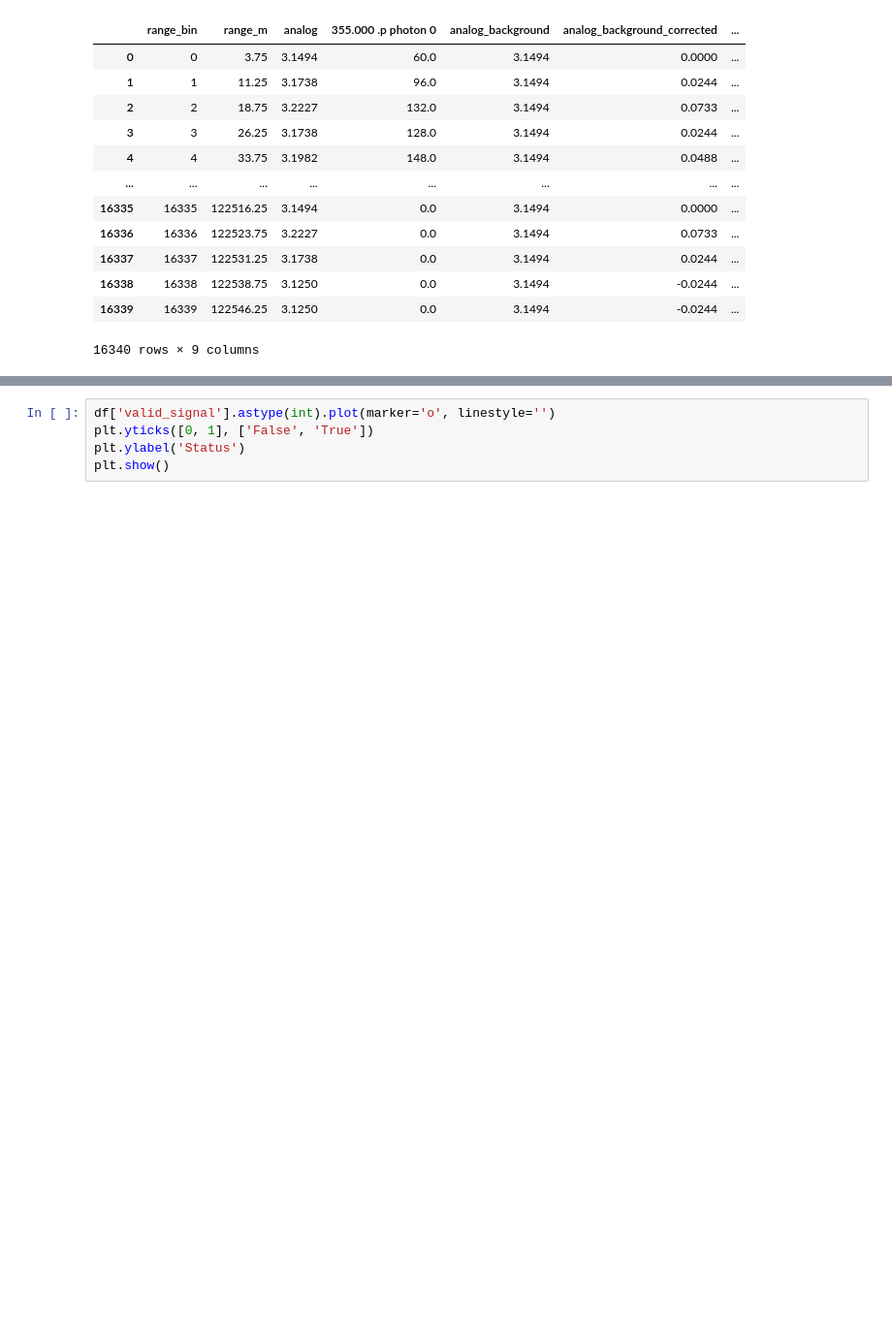
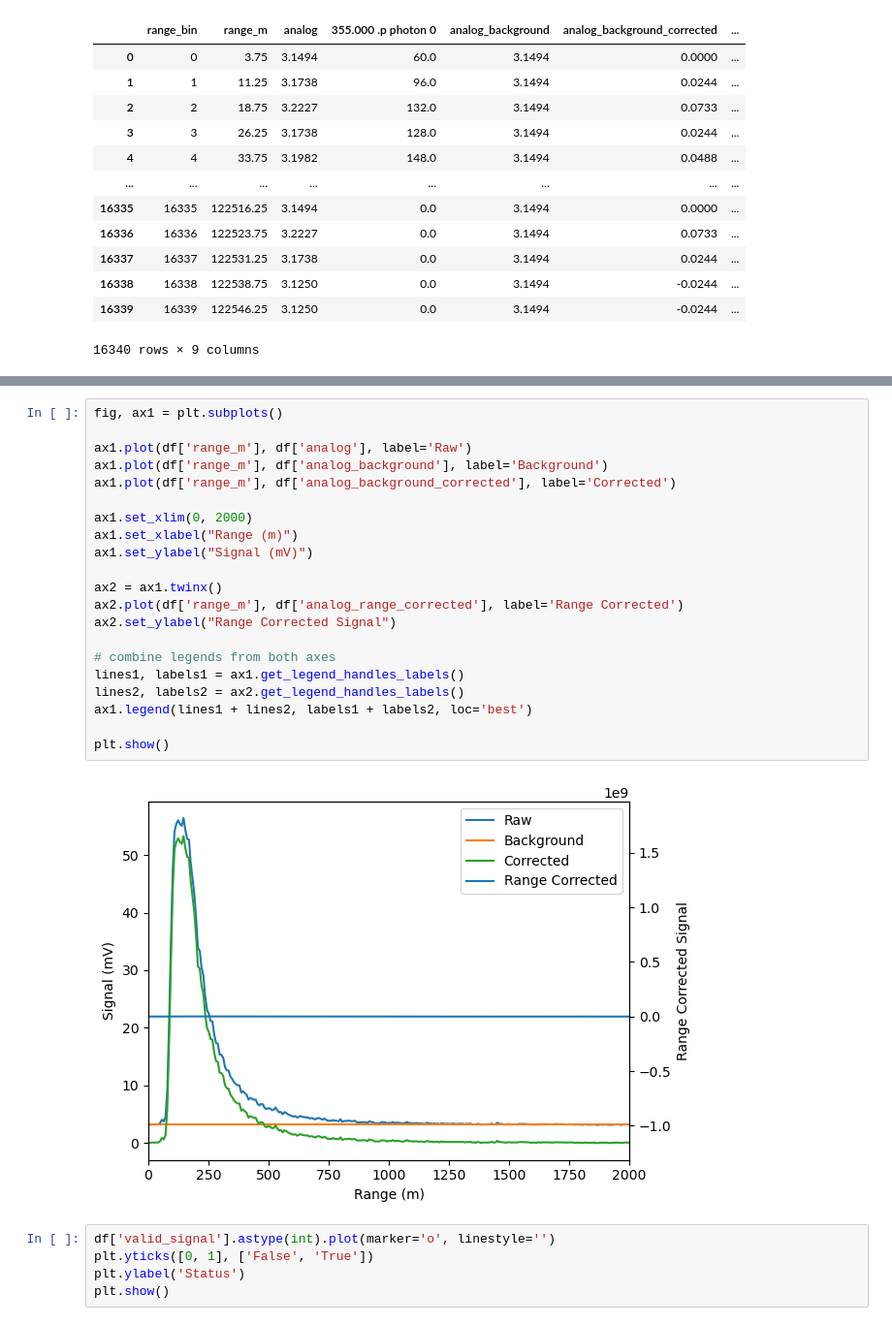
Before and after one commit to marositesUSC/dissertation, a Jupyter notebook: notebooks/lidar_signal_processing/03_process_signals.ipynb, the cells around one changed output, grey strips where cells are left out. Shown at 97% size. Saved outputs shown, nothing was run; the diff lists cells and outputs as text; blank space fills up the shorter version.

```diff
--- a/notebooks/lidar_signal_processing/03_process_signals.ipynb
+++ b/notebooks/lidar_signal_processing/03_process_signals.ipynb
@@ -110,3 +139,26 @@ df
+# %%
+fig, ax1 = plt.subplots()
+
+ax1.plot(df['range_m'], df['analog'], label='Raw')
+ax1.plot(df['range_m'], df['analog_background'], label='Background')
+ax1.plot(df['range_m'], df['analog_background_corrected'], label='Corrected')
+
+ax1.set_xlim(0, 2000)
+ax1.set_xlabel("Range (m)")
+ax1.set_ylabel("Signal (mV)")
+
+ax2 = ax1.twinx()
+ax2.plot(df['range_m'], df['analog_range_corrected'], label='Range Corrected')
+ax2.set_ylabel("Range Corrected Signal")
+
+# combine legends from both axes
+lines1, labels1 = ax1.get_legend_handles_labels()
+lines2, labels2 = ax2.get_legend_handles_labels()
+ax1.legend(lines1 + lines2, labels1 + labels2, loc='best')
+
+plt.show()
+# %% [output]
+[figure, added]
 # %%
 df['valid_signal'].astype(int).plot(marker='o', linestyle='')
 plt.yticks([0, 1], ['False', 'True'])
```
Also changed, not shown: parts of 4 cells of this notebook, 9 other files.
